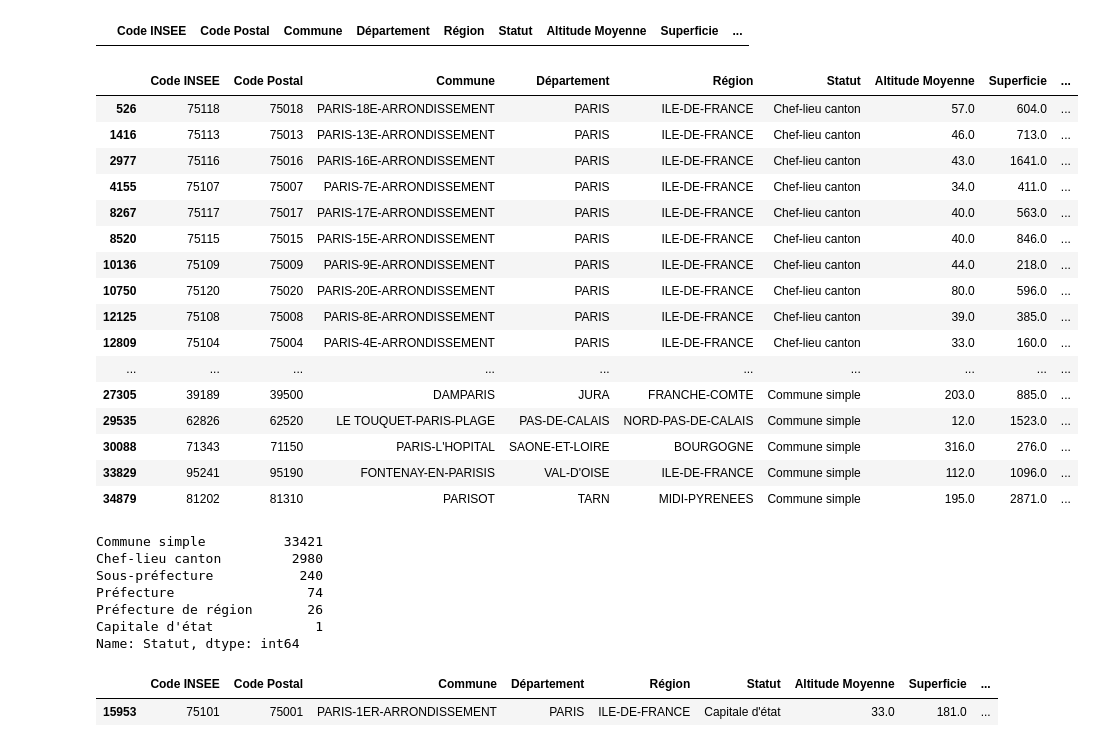
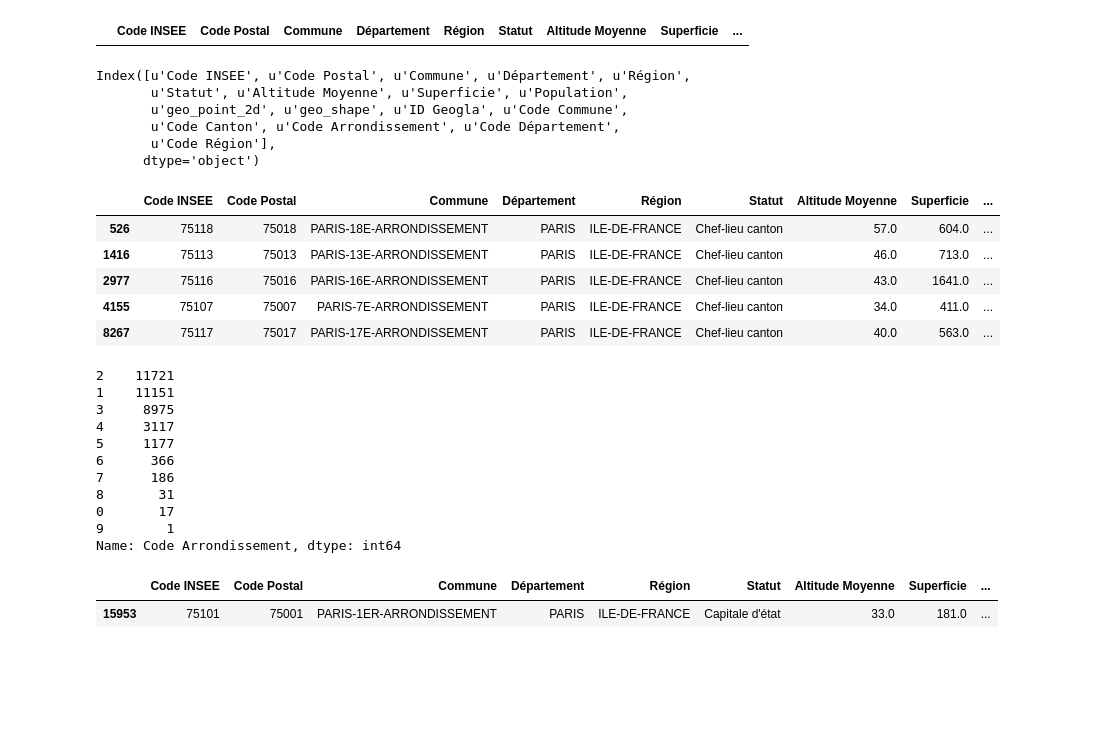
Before and after one commit to IceJoke/presentation, a Jupyter notebook: EPSI/I4/Datamining/c3/commune_nettoyage.ipynb, the cells around one changed output. Cells and saved outputs as stored; diff of their text form; code cells hidden in the pictures; blank space fills up the shorter version.

```diff
--- a/EPSI/I4/Datamining/c3/commune_nettoyage.ipynb
+++ b/EPSI/I4/Datamining/c3/commune_nettoyage.ipynb
@@ -32,36 +41,39 @@ Paris devrait etre la ville avec le plus de population et pourtant ce n'est pas
 communes[communes.Commune == "PARIS"] # pas de résultat...
 # %% [output]
 |  | Code INSEE | Code Postal | Commune | Département | Région | Statut | Altitude Moyenne | Superficie | ... |
+# %%
+communes.columns
+# %% [output]
+Index([u'Code INSEE', u'Code Postal', u'Commune', u'Département', u'Région',
+       u'Statut', u'Altitude Moyenne', u'Superficie', u'Population',
+       u'geo_point_2d', u'geo_shape', u'ID Geogla', u'Code Commune',
+       u'Code Canton', u'Code Arrondissement', u'Code Département',
+       u'Code Région'],
+      dtype='object')
 # %%
-communes[communes.Commune.str.contains("PARIS")] # recherche les villes contenant "PARIS" (égal LIKE en SQL)
+communes[(communes[u'Commune'].str.contains("PARIS")) &
+        (communes[u'Département'] == "PARIS")].head()
 # %% [output]
 |  | Code INSEE | Code Postal | Commune | Département | Région | Statut | Altitude Moyenne | Superficie | ... |
 | 526 | 75118 | 75018 | PARIS-18E-ARRONDISSEMENT | PARIS | ILE-DE-FRANCE | Chef-lieu canton | 57.0 | 604.0 | ... |
 | 1416 | 75113 | 75013 | PARIS-13E-ARRONDISSEMENT | PARIS | ILE-DE-FRANCE | Chef-lieu canton | 46.0 | 713.0 | ... |
 | 2977 | 75116 | 75016 | PARIS-16E-ARRONDISSEMENT | PARIS | ILE-DE-FRANCE | Chef-lieu canton | 43.0 | 1641.0 | ... |
 | 4155 | 75107 | 75007 | PARIS-7E-ARRONDISSEMENT | PARIS | ILE-DE-FRANCE | Chef-lieu canton | 34.0 | 411.0 | ... |
 | 8267 | 75117 | 75017 | PARIS-17E-ARRONDISSEMENT | PARIS | ILE-DE-FRANCE | Chef-lieu canton | 40.0 | 563.0 | ... |
-| 8520 | 75115 | 75015 | PARIS-15E-ARRONDISSEMENT | PARIS | ILE-DE-FRANCE | Chef-lieu canton | 40.0 | 846.0 | ... |
-| 10136 | 75109 | 75009 | PARIS-9E-ARRONDISSEMENT | PARIS | ILE-DE-FRANCE | Chef-lieu canton | 44.0 | 218.0 | ... |
-| 10750 | 75120 | 75020 | PARIS-20E-ARRONDISSEMENT | PARIS | ILE-DE-FRANCE | Chef-lieu canton | 80.0 | 596.0 | ... |
-| 12125 | 75108 | 75008 | PARIS-8E-ARRONDISSEMENT | PARIS | ILE-DE-FRANCE | Chef-lieu canton | 39.0 | 385.0 | ... |
-| 12809 | 75104 | 75004 | PARIS-4E-ARRONDISSEMENT | PARIS | ILE-DE-FRANCE | Chef-lieu canton | 33.0 | 160.0 | ... |
-| ... | ... | ... | ... | ... | ... | ... | ... | ... | ... |
-| 27305 | 39189 | 39500 | DAMPARIS | JURA | FRANCHE-COMTE | Commune simple | 203.0 | 885.0 | ... |
-| 29535 | 62826 | 62520 | LE TOUQUET-PARIS-PLAGE | PAS-DE-CALAIS | NORD-PAS-DE-CALAIS | Commune simple | 12.0 | 1523.0 | ... |
-| 30088 | 71343 | 71150 | PARIS-L'HOPITAL | SAONE-ET-LOIRE | BOURGOGNE | Commune simple | 316.0 | 276.0 | ... |
-| 33829 | 95241 | 95190 | FONTENAY-EN-PARISIS | VAL-D'OISE | ILE-DE-FRANCE | Commune simple | 112.0 | 1096.0 | ... |
-| 34879 | 81202 | 81310 | PARISOT | TARN | MIDI-PYRENEES | Commune simple | 195.0 | 2871.0 | ... |
 # %%
-communes.Statut.value_counts()
+communes['Code Arrondissement'].value_counts()
 # %% [output]
-Commune simple          33421
-Chef-lieu canton         2980
-Sous-préfecture           240
-Préfecture                 74
-Préfecture de région       26
-Capitale d'état             1
-Name: Statut, dtype: int64
+2    11721
+1    11151
+3     8975
+4     3117
+5     1177
+6      366
+7      186
+8       31
+0       17
+9        1
+Name: Code Arrondissement, dtype: int64
 # %%
 communes[communes.Statut == u"Capitale d'état"]   # Unicode
 # %% [output]
```
Also changed, not shown: parts of 12 cells of this notebook, 1 other file.
